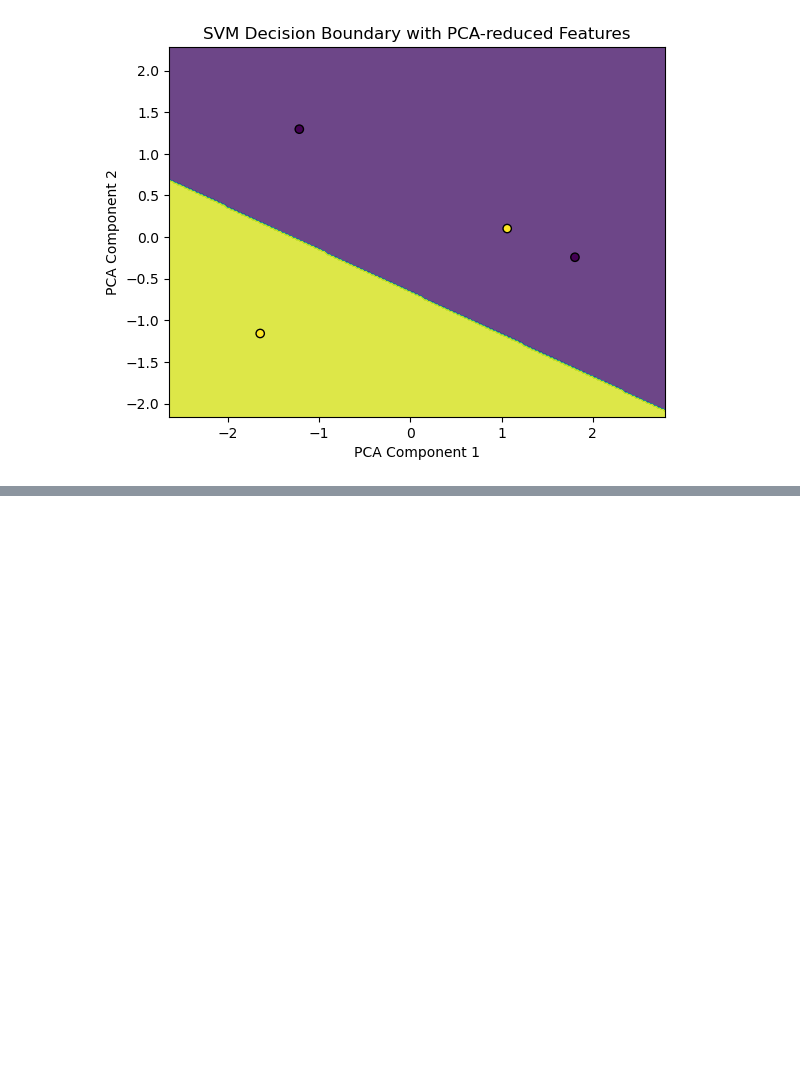
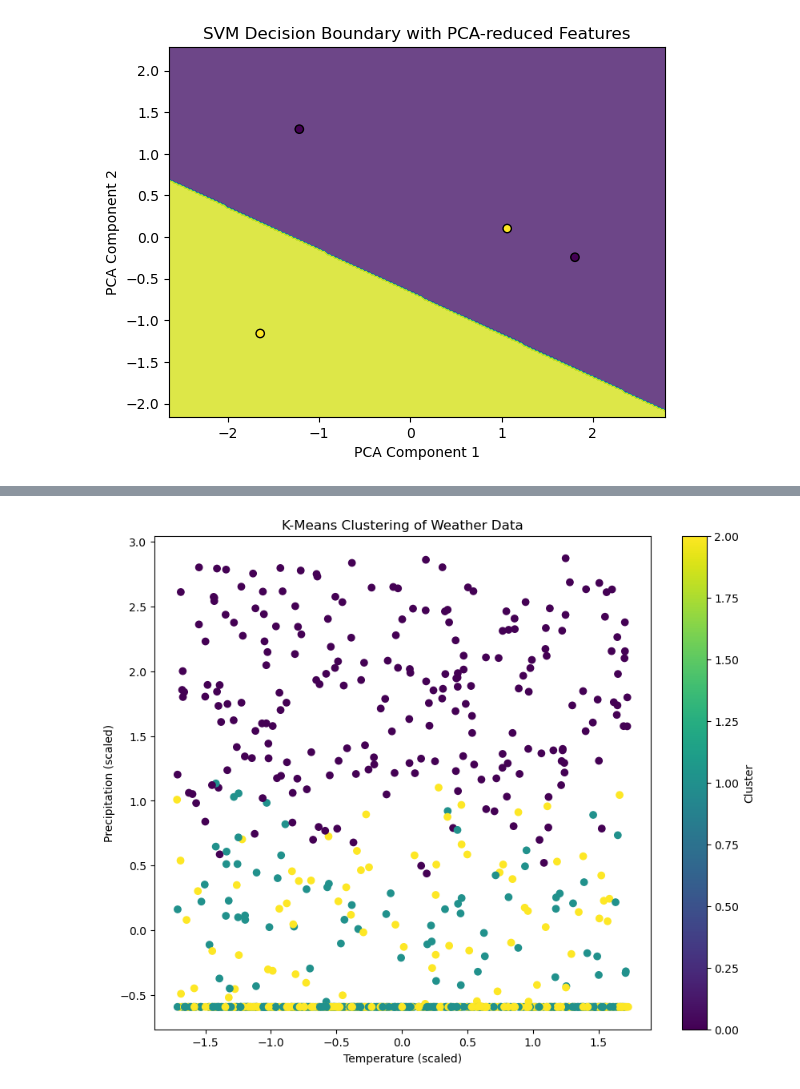
Before and after one commit to msijewelsaif/MachineLearning, a Jupyter notebook: weather history dataset/first basic practce.ipynb, the cells around one changed output, grey strips where cells are left out. Cells and saved outputs as stored; diff of their text form; code cells hidden in the pictures; blank space fills up the shorter version.

Commit message:
Decision Tree,SVM, KNN, Kmeans Clusteringing, Logistic Progression

```diff
--- a/weather history dataset/first basic practce.ipynb
+++ b/weather history dataset/first basic practce.ipynb
@@ -697,0 +721,13 @@ plt.show()
+# %%
+from sklearn.preprocessing import LabelEncoder
+
+# Encode the 'WeatherCondition' column
+label_encoder = LabelEncoder()
+data['WeatherCondition'] = label_encoder.fit_transform(data['WeatherCondition'])
+
+# Define features (X) and target (y)
+X = data[['Temperature', 'Precipitation', 'Humidity', 'WindSpeed']]
+y = data['WeatherCondition']
+
+# Display the encoded classes
+print(label_encoder.classes_)
@@ -697,0 +788,18 @@ plt.show()
+# %%
+from sklearn.cluster import KMeans
+
+# Define the number of clusters
+num_clusters = 3  # You can change this number based on your needs
+
+# Apply K-Means
+kmeans = KMeans(n_clusters=num_clusters, random_state=42)
+kmeans.fit(X_scaled)
+
+# Get the cluster labels
+clusters = kmeans.labels_
+
+# Add cluster labels to the original data
+data['Cluster'] = clusters
+
+# Display the first few rows with cluster labels
+print(data.head())
@@ -697,0 +820,13 @@ plt.show()
+# %%
+import matplotlib.pyplot as plt
+
+# Plot the clusters
+plt.figure(figsize=(10, 8))
+plt.scatter(X_scaled[:, 0], X_scaled[:, 1], c=clusters, cmap='viridis', marker='o')
+plt.xlabel('Temperature (scaled)')
+plt.ylabel('Precipitation (scaled)')
+plt.title('K-Means Clustering of Weather Data')
+plt.colorbar(label='Cluster')
+plt.show()
+# %% [output]
+[figure, added]
```
Also changed, not shown: parts of 9 cells of this notebook.
